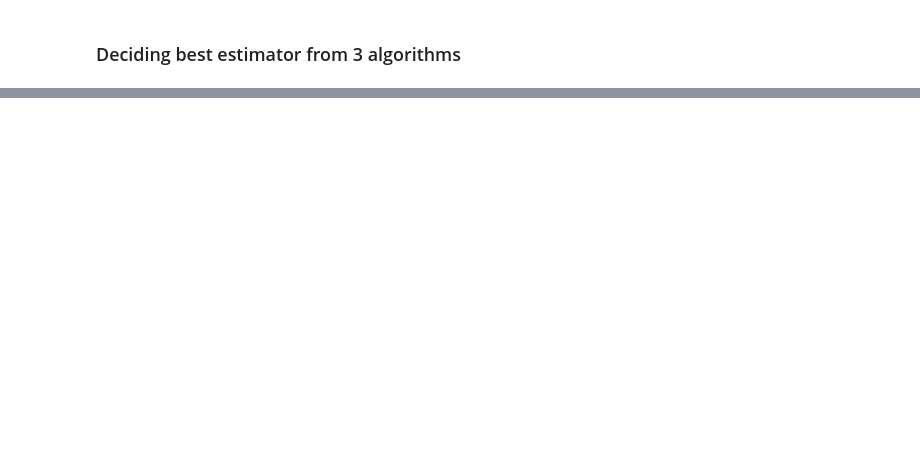
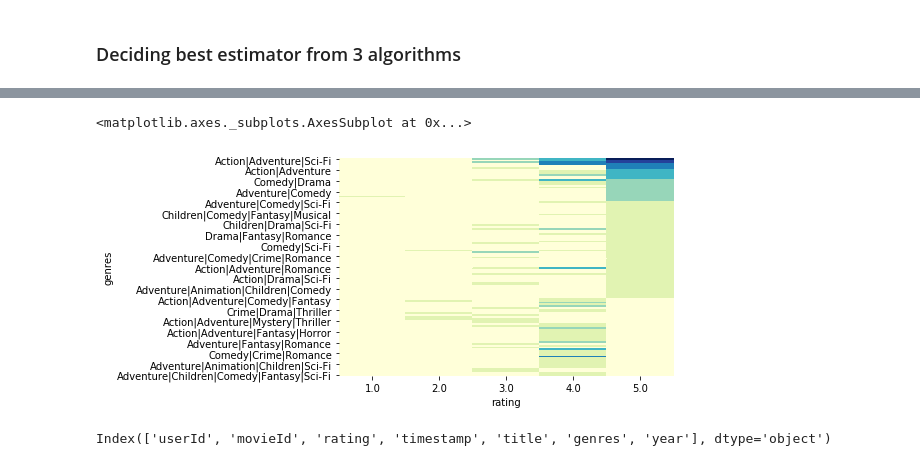
Before and after one commit to pankajti/MSDS7331_LAB3, a Jupyter notebook: modelling.ipynb, the cells around one changed output, grey strips where cells are left out. Drawn from its saved outputs; the diff is of its cells as text; code cells hidden in the pictures; blank space fills up the shorter version.

```diff
--- a/modelling.ipynb
+++ b/modelling.ipynb
@@ -506,8 +513,15 @@ sns.heatmap( user_best_pred_df.loc['1990':],  cbar=False, cmap="YlGnBu")
 # %%
-movie_rat_uid_1=movie_rat_df[movie_rat_df.uid==1]
+movie_rat_uid_1=movie_rat_df[movie_rat_df.userId==1]
 uid_1_actual_by_genre= pd.crosstab( movie_rat_uid_1.genres, movie_rat_uid_1.rating)
 
 sns.heatmap(uid_1_actual_by_genre.sort_values(5.0, ascending = False), cbar=False, cmap="YlGnBu")
+# %% [output]
+<matplotlib.axes._subplots.AxesSubplot at 0x...>
+[figure, added]
+# %%
+movie_rat_df.columns
+# %% [output]
+Index(['userId', 'movieId', 'rating', 'timestamp', 'title', 'genres', 'year'], dtype='object')
 # %%
 uid_1_best = movies_rec_best[movies_rec_best.uid==1]
 uid_1_rat5_best = uid_1_best[uid_1_best.est==5.0]
```
Also changed, not shown: parts of 5 cells of this notebook.
